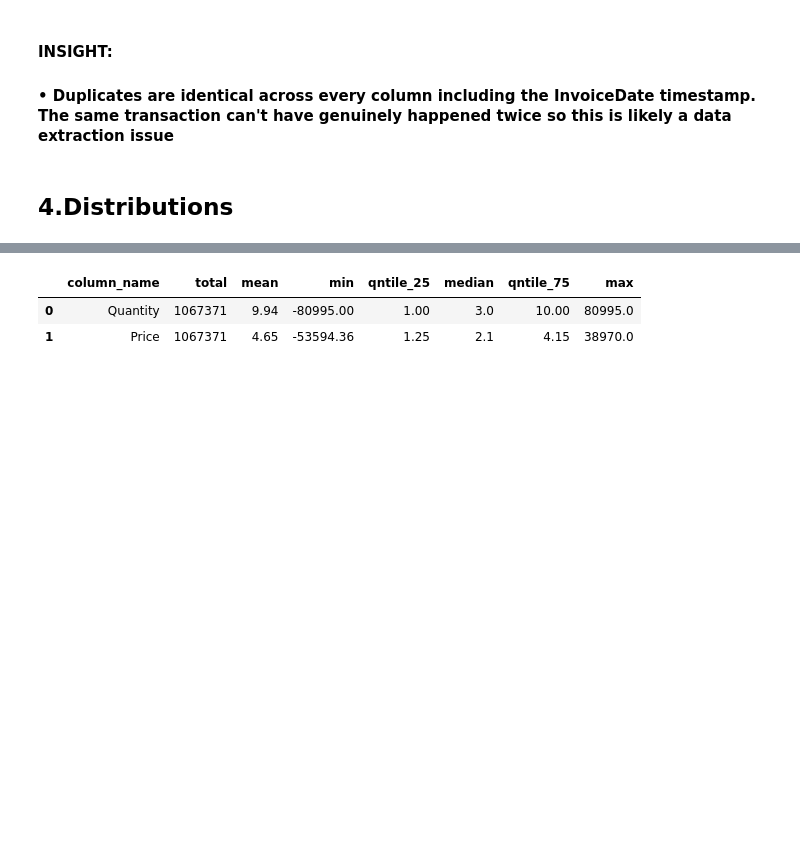
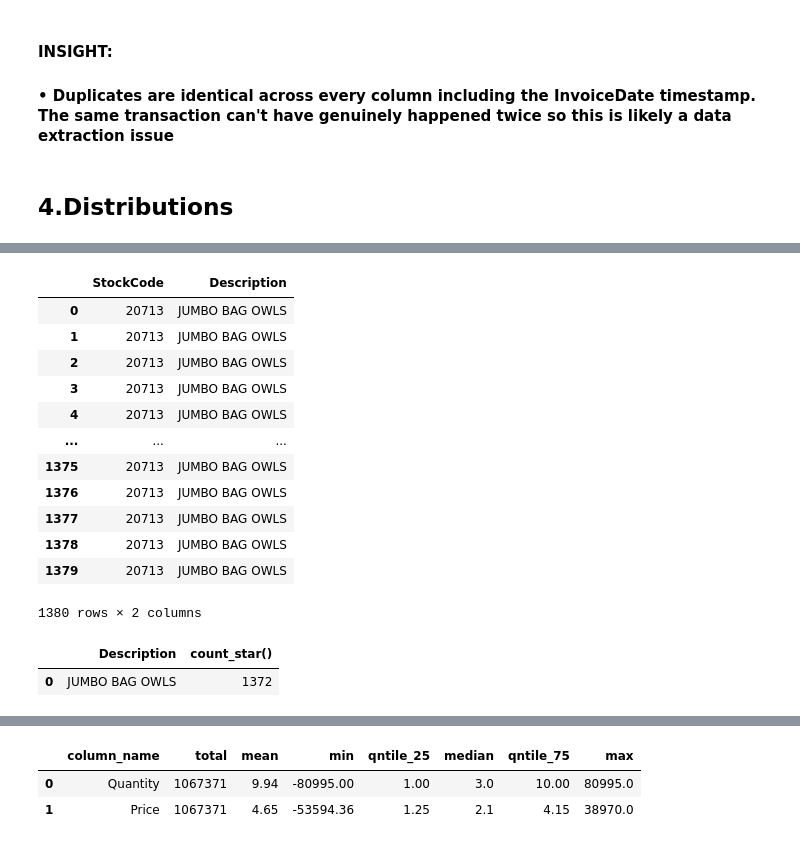
Before and after one commit to Hahm7/online_retail_analysis, a Jupyter notebook: notebooks/audit.ipynb, the cells around one changed output, grey strips where cells are left out. Saved outputs shown, nothing was run; the diff lists cells and outputs as text; code cells hidden in the pictures; blank space fills up the shorter version.

```diff
--- a/notebooks/audit.ipynb
+++ b/notebooks/audit.ipynb
@@ -289,0 +322,41 @@ con.execute("""
+# %%
+# StockCode 20713 as an example
+con.execute("""
+    SELECT
+        StockCode,
+        Description
+    FROM
+        raw_retail
+    WHERE
+        StockCode = '20713' AND Description IS NOT NULL
+""").fetchdf()
+# %% [output]
+|  | StockCode | Description |
+| 0 | 20713 | JUMBO BAG OWLS |
+| 1 | 20713 | JUMBO BAG OWLS |
+| 2 | 20713 | JUMBO BAG OWLS |
+| 3 | 20713 | JUMBO BAG OWLS |
+| 4 | 20713 | JUMBO BAG OWLS |
+| ... | ... | ... |
+| 1375 | 20713 | JUMBO BAG OWLS |
+| 1376 | 20713 | JUMBO BAG OWLS |
+| 1377 | 20713 | JUMBO BAG OWLS |
+| 1378 | 20713 | JUMBO BAG OWLS |
+| 1379 | 20713 | JUMBO BAG OWLS |
+1380 rows × 2 columns
+# %%
+# Counting number of jumbo bag owls which is the description that seems to represent the stock code 20713
+con.execute("""
+    SELECT
+        Description,
+        count(*)
+    FROM
+        raw_retail
+    GROUP BY
+        Description
+    HAVING
+        Description = 'JUMBO BAG OWLS'
+""").fetchdf()
+# %% [output]
+|  | Description | count_star() |
+| 0 | JUMBO BAG OWLS | 1372 |
```
Also changed, not shown: parts of 6 cells of this notebook, 2 other files.
